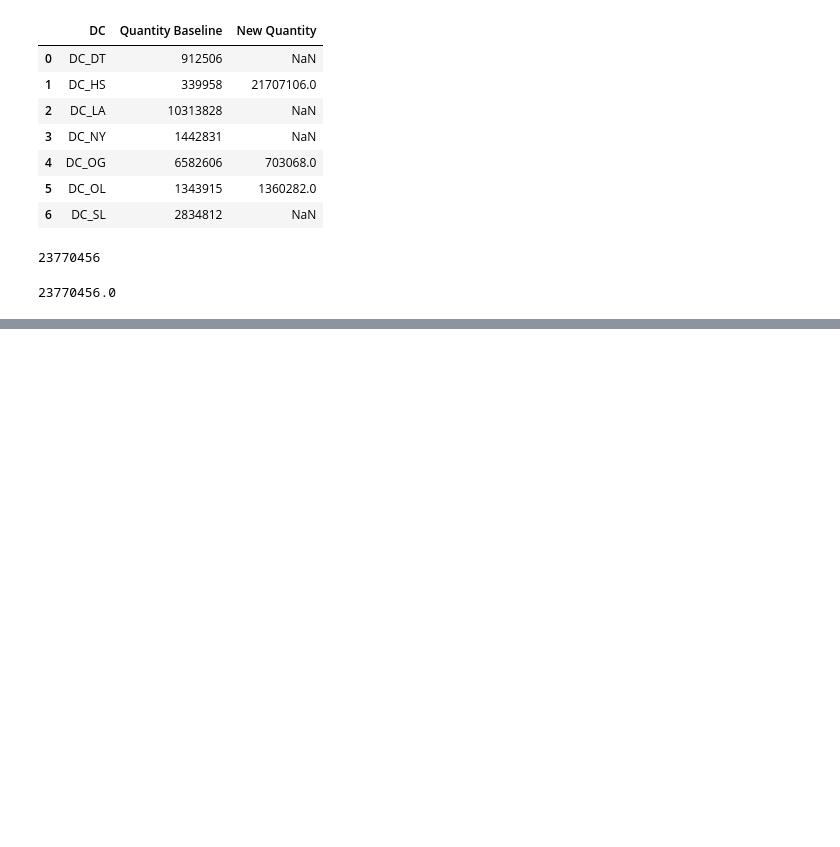
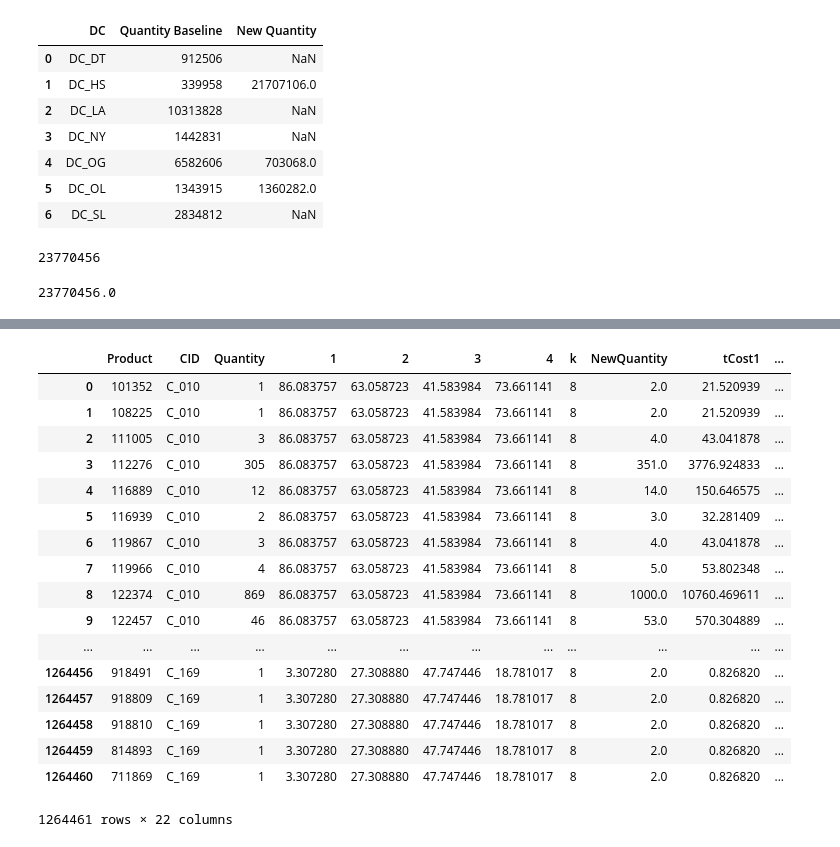
Before and after one commit to pszkilnyk/skittles, a Jupyter notebook: final.ipynb, the cells around one changed output, grey strips where cells are left out. Saved outputs shown, nothing was run; the diff lists cells and outputs as text; code cells hidden in the pictures; blank space fills up the shorter version.

```diff
--- a/final.ipynb
+++ b/final.ipynb
@@ -740,3 +759,6 @@ comp1['Quantity Baseline'].sum()
 comp1['New Quantity'].sum()
 # %% [output]
 23770456.0
+# %%
+fo=po.drop(['5', '6', '7', 'tCost1', 'tCost2', 'tCost3', 'tCost4','tCost5', 'tCost6', 'tCost7', 'vCost1', 'vCost2','vCost3', 'vCost4','vCost5', 'vCost6', 'vCost7', 'tv1', 'tv2', 'tv3', 'tv4','tv5', 'tv6', 'tv7', 'min', 'varCost', 'DC'], axis=1)
+fo
@@ -742,0 +784,3 @@ comp1['New Quantity'].sum()
+# %%
+fo['NewQuantity'] = np.ceil(fo['Quantity']+(fo['Quantity']*.15))
+fo
@@ -742,0 +806,37 @@ comp1['New Quantity'].sum()
+# %%
+fo['tCost1']=fo['1']/fo['k']*fo['NewQuantity']
+fo['tCost2']=fo['2']/fo['k']*fo['NewQuantity']
+fo['tCost3']=fo['3']/fo['k']*fo['NewQuantity']
+fo['tCost4']=fo['4']/fo['k']*fo['NewQuantity']
+
+fo['vCost1'] = fo['NewQuantity']*ih.iloc[0]
+fo['vCost2'] = fo['NewQuantity']*ih.iloc[1]
+fo['vCost3'] = fo['NewQuantity']*ih.iloc[2]
+fo['vCost4'] = fo['NewQuantity']*ih.iloc[3]
+
+fo['tv1'] = fo['tCost1'] + fo['vCost1']
+fo['tv2'] = fo['tCost2'] + fo['vCost2']
+fo['tv3'] = fo['tCost3'] + fo['vCost3']
+fo['tv4'] = fo['tCost4'] + fo['vCost4']
+
+fo['min'] = pd.concat([fo['tv1'], fo['tv2'], fo['tv3'], fo['tv4']], axis=1).min(axis=1)
+fo
+# %% [output]
+|  | Product | CID | Quantity | 1 | 2 | 3 | 4 | k | NewQuantity | tCost1 | ... |
+| 0 | 101352 | C_010 | 1 | 86.083757 | 63.058723 | 41.583984 | 73.661141 | 8 | 2.0 | 21.520939 | ... |
+| 1 | 108225 | C_010 | 1 | 86.083757 | 63.058723 | 41.583984 | 73.661141 | 8 | 2.0 | 21.520939 | ... |
+| 2 | 111005 | C_010 | 3 | 86.083757 | 63.058723 | 41.583984 | 73.661141 | 8 | 4.0 | 43.041878 | ... |
+| 3 | 112276 | C_010 | 305 | 86.083757 | 63.058723 | 41.583984 | 73.661141 | 8 | 351.0 | 3776.924833 | ... |
+| 4 | 116889 | C_010 | 12 | 86.083757 | 63.058723 | 41.583984 | 73.661141 | 8 | 14.0 | 150.646575 | ... |
+| 5 | 116939 | C_010 | 2 | 86.083757 | 63.058723 | 41.583984 | 73.661141 | 8 | 3.0 | 32.281409 | ... |
+| 6 | 119867 | C_010 | 3 | 86.083757 | 63.058723 | 41.583984 | 73.661141 | 8 | 4.0 | 43.041878 | ... |
+| 7 | 119966 | C_010 | 4 | 86.083757 | 63.058723 | 41.583984 | 73.661141 | 8 | 5.0 | 53.802348 | ... |
+| 8 | 122374 | C_010 | 869 | 86.083757 | 63.058723 | 41.583984 | 73.661141 | 8 | 1000.0 | 10760.469611 | ... |
+| 9 | 122457 | C_010 | 46 | 86.083757 | 63.058723 | 41.583984 | 73.661141 | 8 | 53.0 | 570.304889 | ... |
+| ... | ... | ... | ... | ... | ... | ... | ... | ... | ... | ... | ... |
+| 1264456 | 918491 | C_169 | 1 | 3.307280 | 27.308880 | 47.747446 | 18.781017 | 8 | 2.0 | 0.826820 | ... |
+| 1264457 | 918809 | C_169 | 1 | 3.307280 | 27.308880 | 47.747446 | 18.781017 | 8 | 2.0 | 0.826820 | ... |
+| 1264458 | 918810 | C_169 | 1 | 3.307280 | 27.308880 | 47.747446 | 18.781017 | 8 | 2.0 | 0.826820 | ... |
+| 1264459 | 814893 | C_169 | 1 | 3.307280 | 27.308880 | 47.747446 | 18.781017 | 8 | 2.0 | 0.826820 | ... |
+| 1264460 | 711869 | C_169 | 1 | 3.307280 | 27.308880 | 47.747446 | 18.781017 | 8 | 2.0 | 0.826820 | ... |
+1264461 rows × 22 columns
```
Also changed, not shown: parts of 9 cells of this notebook.
